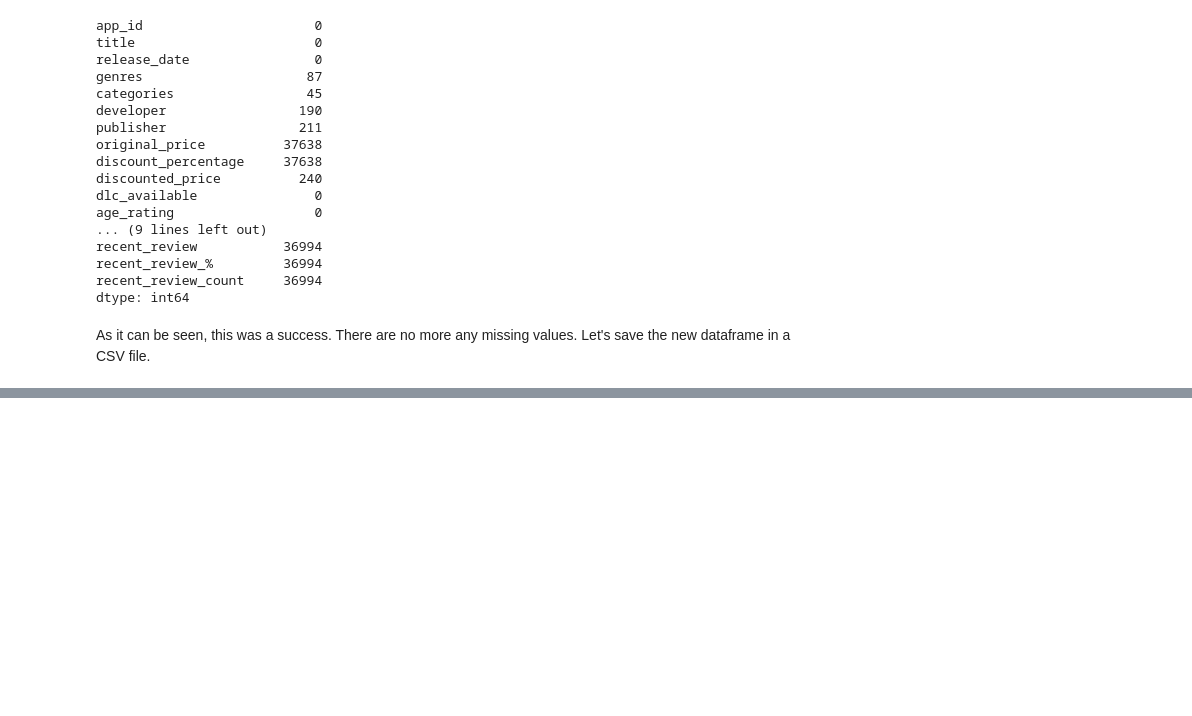
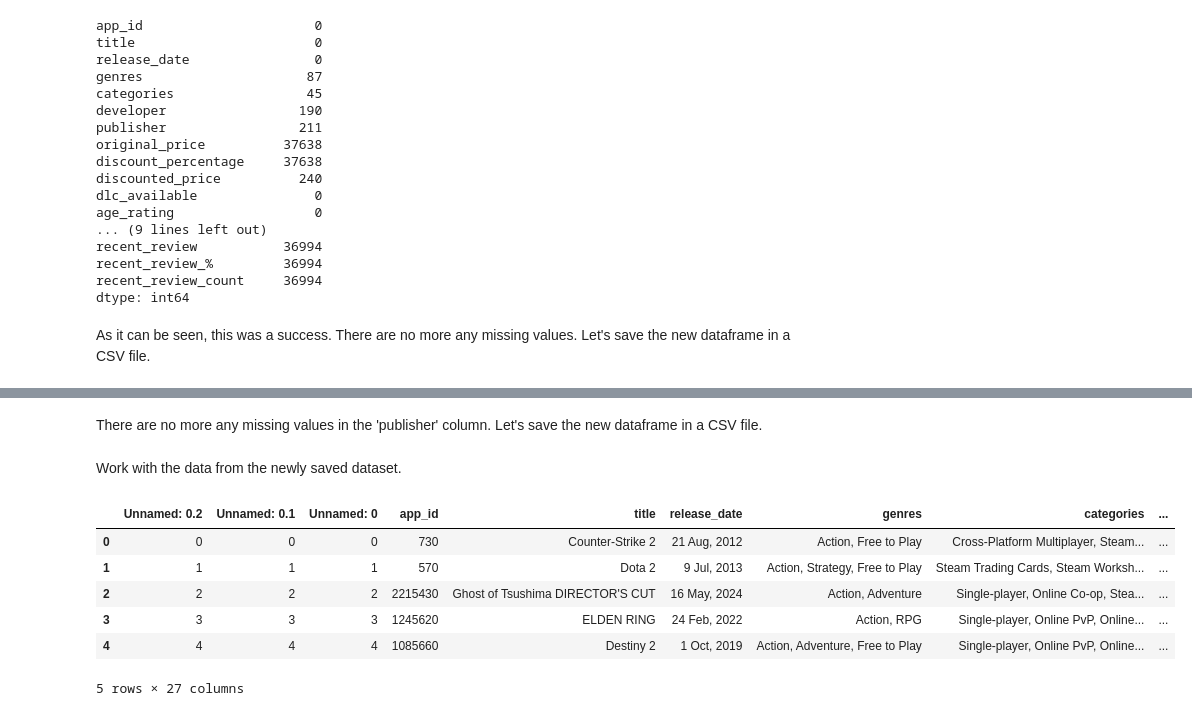
Before and after one commit to MihaelaCatan04/Sigmoid-Examination, a Jupyter notebook: Notebooks/Sigmoid_Exam_Part_1.ipynb, the cells around one changed output, grey strips where cells are left out. Cells and saved outputs as stored; diff of their text form; code cells hidden in the pictures; blank space fills up the shorter version.

```diff
--- a/Notebooks/Sigmoid_Exam_Part_1.ipynb
+++ b/Notebooks/Sigmoid_Exam_Part_1.ipynb
@@ -326,0 +525,2 @@ data.to_csv('data_v1.csv')
+# %% [markdown]
+There are no more any missing values in the 'publisher' column. Let's save the new dataframe in a CSV file.
@@ -326,0 +529,13 @@ data.to_csv('data_v1.csv')
+# %% [markdown]
+Work with the data from the newly saved dataset.
+# %%
+data = pd.read_csv('/content/data_v3.csv')
+data.head()
+# %% [output]
+|  | Unnamed: 0.2 | Unnamed: 0.1 | Unnamed: 0 | app_id | title | release_date | genres | categories | ... |
+| 0 | 0 | 0 | 0 | 730 | Counter-Strike 2 | 21 Aug, 2012 | Action, Free to Play | Cross-Platform Multiplayer, Steam... | ... |
+| 1 | 1 | 1 | 1 | 570 | Dota 2 | 9 Jul, 2013 | Action, Strategy, Free to Play | Steam Trading Cards, Steam Worksh... | ... |
+| 2 | 2 | 2 | 2 | 2215430 | Ghost of Tsushima DIRECTOR'S CUT | 16 May, 2024 | Action, Adventure | Single-player, Online Co-op, Stea... | ... |
+| 3 | 3 | 3 | 3 | 1245620 | ELDEN RING | 24 Feb, 2022 | Action, RPG | Single-player, Online PvP, Online... | ... |
+| 4 | 4 | 4 | 4 | 1085660 | Destiny 2 | 1 Oct, 2019 | Action, Adventure, Free to Play | Single-player, Online PvP, Online... | ... |
+5 rows × 27 columns
```
Also changed, not shown: parts of 53 cells of this notebook.
